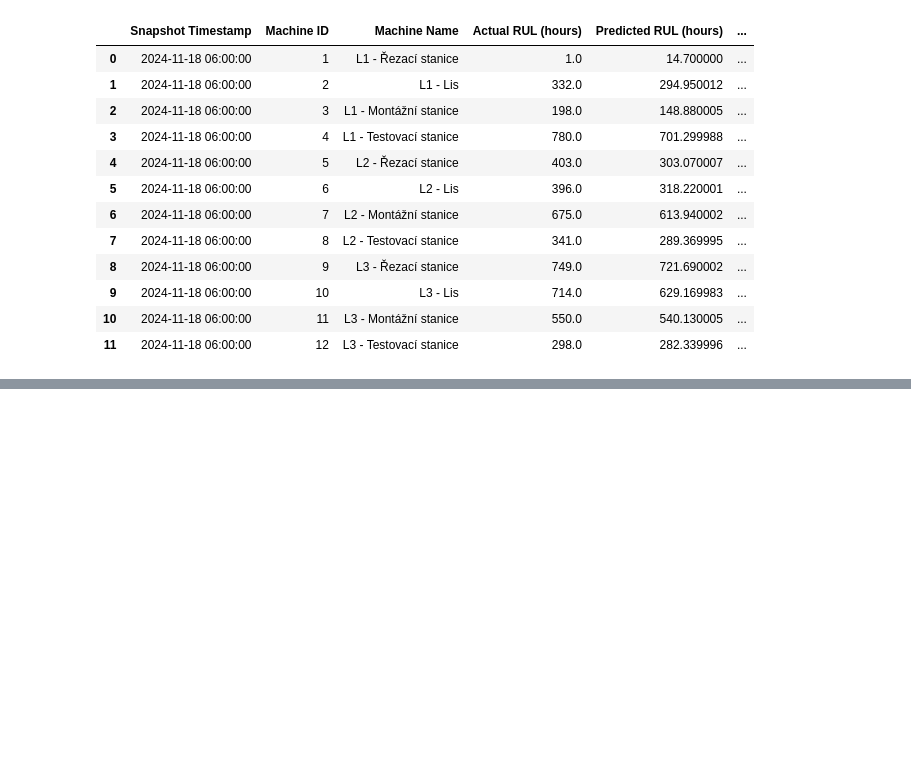
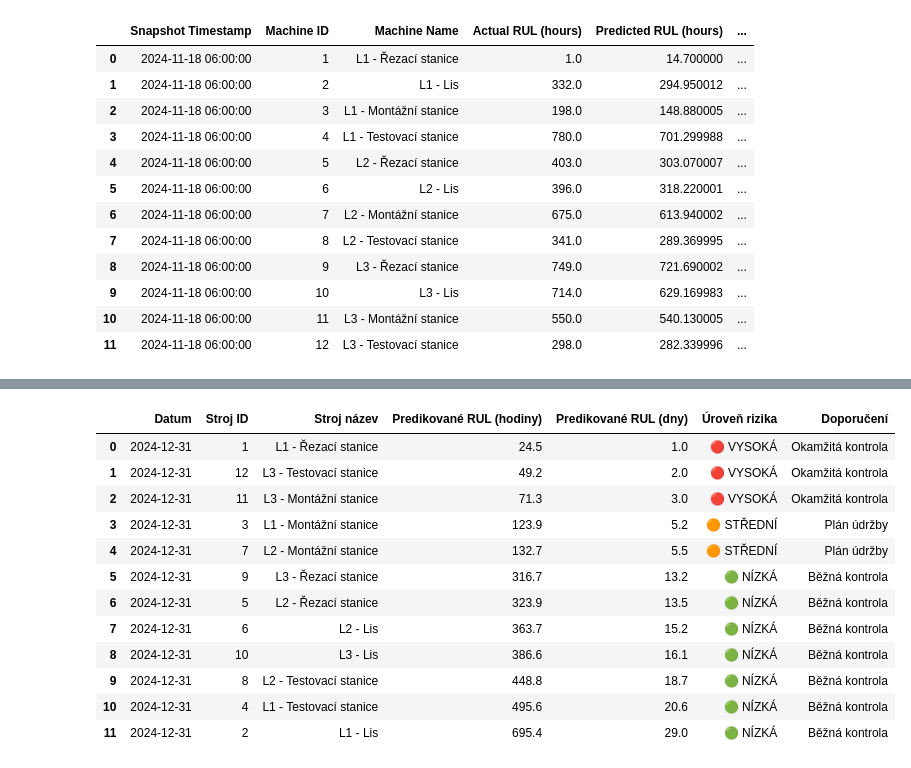
Before and after one commit to jiravo/diplomova-prace, a Jupyter notebook: predictive/RUL.ipynb, the cells around one changed output, grey strips where cells are left out. Drawn from its saved outputs; the diff is of its cells as text; code cells hidden in the pictures; blank space fills up the shorter version.

```diff
--- a/predictive/RUL.ipynb
+++ b/predictive/RUL.ipynb
@@ -709,0 +703,85 @@ Ulozeno: RUL_predictions_full_test.csv
+# %%
+df_live = df.copy()
+df_live["hours_since_last_failure"] = df_live["hours_since_last_failure"].fillna(
+    df_live["machine_age_hours"]
+)
+
+live_input = (
+    df_live.dropna(subset=features)
+    .sort_values("timestamp")
+    .groupby("machine_id", as_index=False)
+    .tail(1)
+    .sort_values("machine_id")
+    .reset_index(drop=True)
+)
+
+live_pred_rul = np.clip(model_xgb.predict(live_input[features]), 0, None)
+
+rul_live_table = pd.DataFrame({
+    "Timestamp": live_input["timestamp"],
+    "Machine ID": live_input["machine_id"],
+    "Machine Name": live_input["machine_id"].map(machine_map),
+    "Predicted RUL (hours)": np.round(live_pred_rul, 1),
+})
+
+rul_live_table["Predicted RUL (days)"] = np.round(
+    rul_live_table["Predicted RUL (hours)"] / 24, 1
+)
+
+# Jednoduche rizikove urovne podle zbyvajiciho RUL
+# Prahy si muzes kdykoliv upravit podle toho, jak chces vystup prezentovat.
+def classify_rul_risk(hours):
+    if hours <= 72:
+        return "🔴 VYSOKÁ"
+    elif hours <= 168:
+        return "🟠 STŘEDNÍ"
+    else:
+        return "🟢 NÍZKÁ"
+
+rul_live_table["Risk Level"] = rul_live_table["Predicted RUL (hours)"].apply(classify_rul_risk)
+rul_live_table["Maintenance Priority"] = rul_live_table["Risk Level"].map({
+    "🔴 VYSOKÁ": "Okamžitá kontrola",
+    "🟠 STŘEDNÍ": "Plán údržby",
+    "🟢 NÍZKÁ": "Běžná kontrola",
+})
+
+risk_order = {"🔴 VYSOKÁ": 0, "🟠 STŘEDNÍ": 1, "🟢 NÍZKÁ": 2}
+rul_live_table["risk_order"] = rul_live_table["Risk Level"].map(risk_order)
+
+rul_live_table = rul_live_table.sort_values(
+    ["risk_order", "Predicted RUL (hours)"], ascending=[True, True]
+).reset_index(drop=True)
+
+rul_live_table[["Predicted RUL (hours)", "Predicted RUL (days)"]] = (
+    rul_live_table[["Predicted RUL (hours)", "Predicted RUL (days)"]].round(1)
+)
+
+rul_live_table["Predicted RUL (hours)"] = rul_live_table["Predicted RUL (hours)"].map("{:.1f}".format)
+rul_live_table["Predicted RUL (days)"] = rul_live_table["Predicted RUL (days)"].map("{:.1f}".format)
+rul_live_table = rul_live_table.drop(columns=["risk_order"])
+
+rul_live_table.columns = [
+    "Datum",
+    "Stroj ID",
+    "Stroj název",
+    "Predikované RUL (hodiny)",
+    "Predikované RUL (dny)",
+    "Úroveň rizika",
+    "Doporučení",
+]
+
+rul_live_table
+# %% [output]
+|  | Datum | Stroj ID | Stroj název | Predikované RUL (hodiny) | Predikované RUL (dny) | Úroveň rizika | Doporučení |
+| 0 | 2024-12-31 | 1 | L1 - Řezací stanice | 24.5 | 1.0 | 🔴 VYSOKÁ | Okamžitá kontrola |
+| 1 | 2024-12-31 | 12 | L3 - Testovací stanice | 49.2 | 2.0 | 🔴 VYSOKÁ | Okamžitá kontrola |
+| 2 | 2024-12-31 | 11 | L3 - Montážní stanice | 71.3 | 3.0 | 🔴 VYSOKÁ | Okamžitá kontrola |
+| 3 | 2024-12-31 | 3 | L1 - Montážní stanice | 123.9 | 5.2 | 🟠 STŘEDNÍ | Plán údržby |
+| 4 | 2024-12-31 | 7 | L2 - Montážní stanice | 132.7 | 5.5 | 🟠 STŘEDNÍ | Plán údržby |
+| 5 | 2024-12-31 | 9 | L3 - Řezací stanice | 316.7 | 13.2 | 🟢 NÍZKÁ | Běžná kontrola |
+| 6 | 2024-12-31 | 5 | L2 - Řezací stanice | 323.9 | 13.5 | 🟢 NÍZKÁ | Běžná kontrola |
+| 7 | 2024-12-31 | 6 | L2 - Lis | 363.7 | 15.2 | 🟢 NÍZKÁ | Běžná kontrola |
+| 8 | 2024-12-31 | 10 | L3 - Lis | 386.6 | 16.1 | 🟢 NÍZKÁ | Běžná kontrola |
+| 9 | 2024-12-31 | 8 | L2 - Testovací stanice | 448.8 | 18.7 | 🟢 NÍZKÁ | Běžná kontrola |
+| 10 | 2024-12-31 | 4 | L1 - Testovací stanice | 495.6 | 20.6 | 🟢 NÍZKÁ | Běžná kontrola |
+| 11 | 2024-12-31 | 2 | L1 - Lis | 695.4 | 29.0 | 🟢 NÍZKÁ | Běžná kontrola |
```
Also changed, not shown: parts of 6 cells of this notebook, 7 other files.
